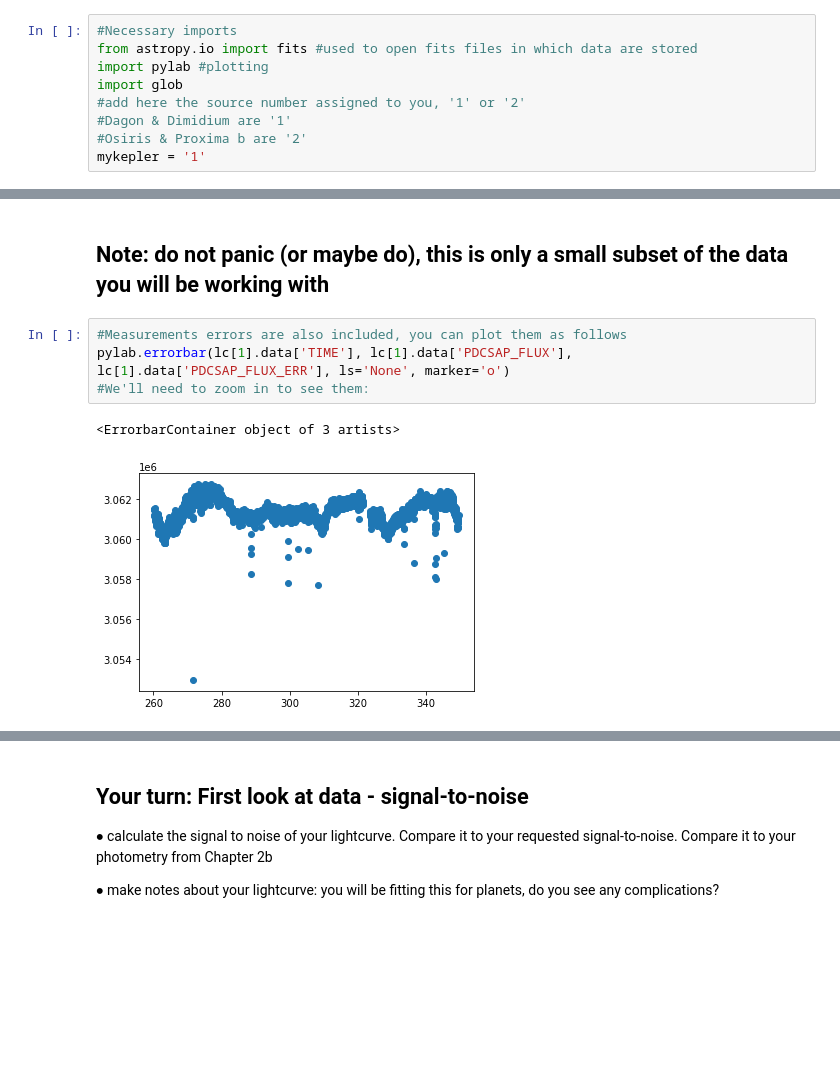
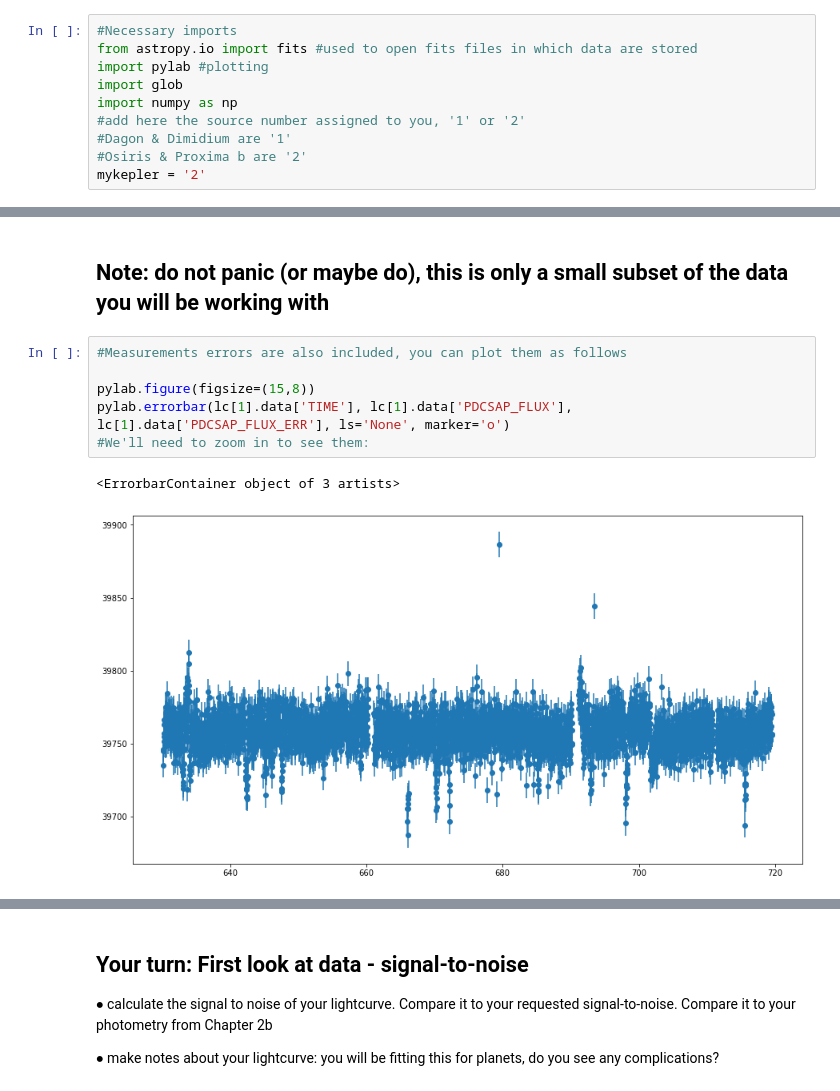
Before and after one commit to Hazel-H/astrolabs-PH30116-, a Jupyter notebook: PH30116/Chapter3_ExoLightCurves.ipynb, the cells around one changed output, grey strips where cells are left out. Cells and saved outputs as stored; diff of their text form; blank space fills up the shorter version.

```diff
--- a/PH30116/Chapter3_ExoLightCurves.ipynb
+++ b/PH30116/Chapter3_ExoLightCurves.ipynb
@@ -32,10 +32,11 @@ $\bullet$ collect your results for the comparison with other datasets
 from astropy.io import fits #used to open fits files in which data are stored
 import pylab #plotting
 import glob
+import numpy as np
 #add here the source number assigned to you, '1' or '2'
 #Dagon & Dimidium are '1'
 #Osiris & Proxima b are '2'
-mykepler = '1'
+mykepler = '2'
 # %% [markdown]
 First, we will have a look at the dataset, we have given you the fits dataset exactly as provided by Kepler, you can download additional datasets [on the Kepler archive](https://archive.stsci.edu/kepler/). We have though made the header anonymous so you cannot see which source you are working with.
 # %%
@@ -120,8 +121,10 @@ pylab.plot(lc[1].data['TIME'], lc[1].data['PDCSAP_FLUX'], ls='None', marker='o')
 ## Note: do not panic (or maybe do), this is only a small subset of the data you will be working with
 # %%
 #Measurements errors are also included, you can plot them as follows
+
+pylab.figure(figsize=(15,8))
 pylab.errorbar(lc[1].data['TIME'], lc[1].data['PDCSAP_FLUX'], lc[1].data['PDCSAP_FLUX_ERR'], ls='None', marker='o')
 #We'll need to zoom in to see them:
 # %% [output]
 <ErrorbarContainer object of 3 artists>
-[figure, old version]
+[figure, new version]
```
Also changed, not shown: parts of 21 cells of this notebook, 17 other files.
